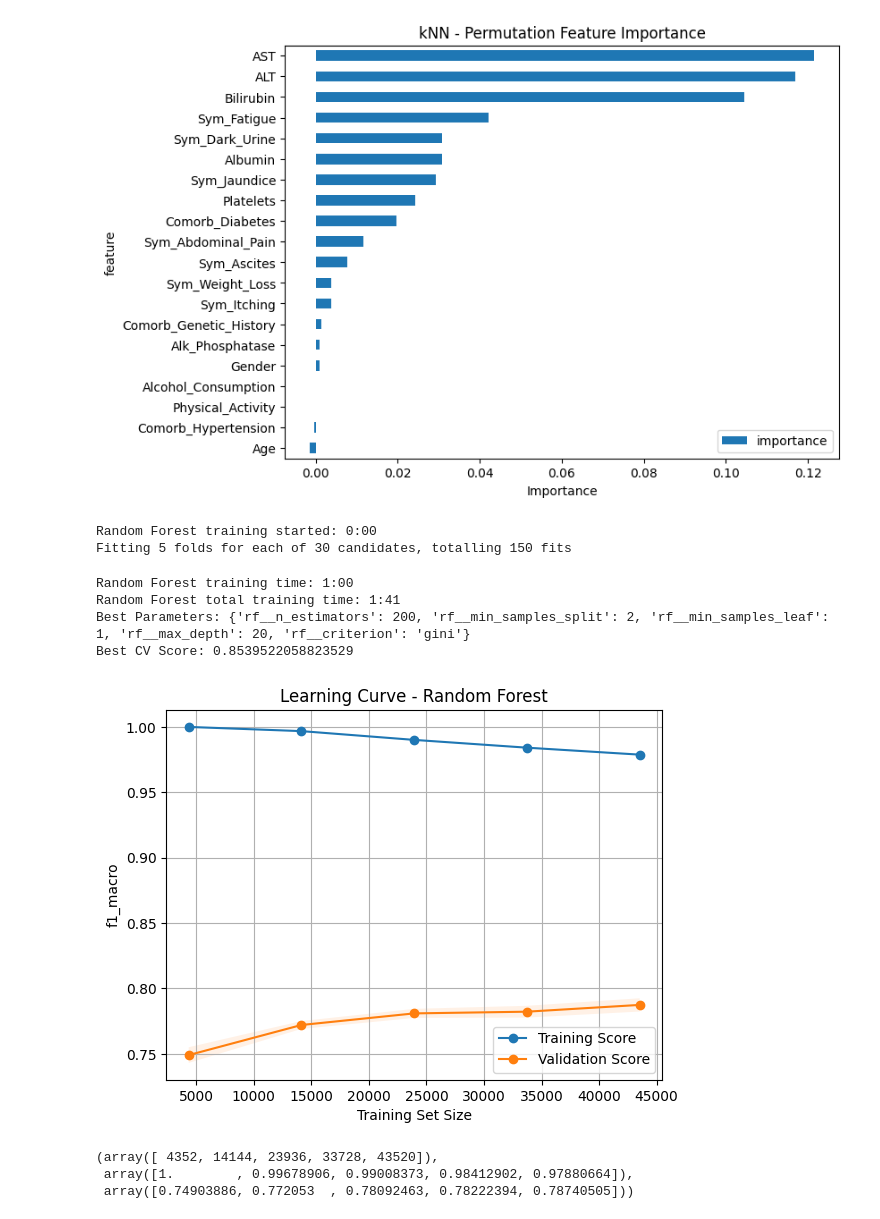
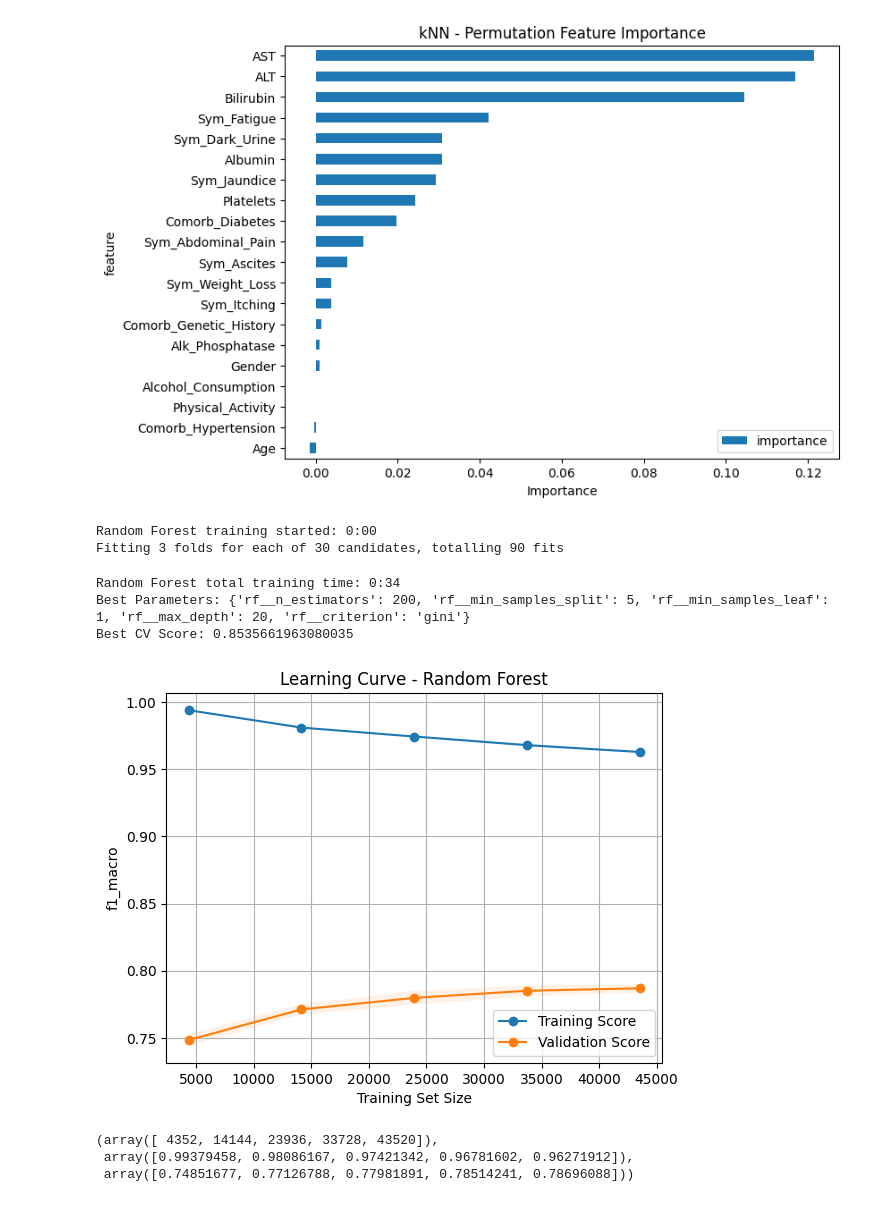
Before and after one commit to saketh242/DS675-MiniProject-Saketh-Travis-Krishna, a Jupyter notebook: DS675_MiniProject.ipynb, the cells around one changed output. Saved outputs shown, nothing was run; the diff lists cells and outputs as text; code cells hidden in the pictures.

```diff
--- a/DS675_MiniProject.ipynb
+++ b/DS675_MiniProject.ipynb
@@ -1201,7 +1238,7 @@ ROC-AUC:           0.9341350613168551
 # ])
 
 pipeline_rf = Pipeline([
-    ('prep', preprocessor),   # your existing ColumnTransformer
+    ('prep', preprocessor),
     ('rf', RandomForestClassifier(random_state=RANDOM_STATE))
 ])
 
@@ -1231,48 +1268,47 @@ grid_rf = RandomizedSearchCV(
     pipeline_rf,
     param_distributions=param_grid_rf,
     n_iter=30,
-    cv=cv,
+    cv=3,
     n_jobs=-1,
     verbose=2,
     random_state=RANDOM_STATE
 )
 # -----------------------------
 # Train
 # -----------------------------
 best_search_rf = timed_fit(
     grid_rf,
     X_train,
     y_train,
     model_name="Random Forest",
     update_interval=60
 )
 
 # -----------------------------
 # Results
 # -----------------------------
 print("Best Parameters:", grid_rf.best_params_)
 print("Best CV Score:", grid_rf.best_score_)
 
 best_model_rf = best_search_rf.best_estimator_
 
 # Learning Curve
 plot_learning_curve(
     best_model_rf,
     X_train,
     y_train,
     title="Learning Curve - Random Forest"
 )
 # %% [output]
 Random Forest training started: 0:00
-Fitting 5 folds for each of 30 candidates, totalling 150 fits
+Fitting 3 folds for each of 30 candidates, totalling 90 fits
-Random Forest training time: 1:00
-Random Forest total training time: 1:41
-Best Parameters: {'rf__n_estimators': 200, 'rf__min_samples_split': 2, 'rf__min_samples_leaf': 1, 'rf__max_depth': 20, 'rf__criterion': 'gini'}
-Best CV Score: 0.8539522058823529
+Random Forest total training time: 0:34
+Best Parameters: {'rf__n_estimators': 200, 'rf__min_samples_split': 5, 'rf__min_samples_leaf': 1, 'rf__max_depth': 20, 'rf__criterion': 'gini'}
+Best CV Score: 0.8535661963080035
-[figure, old version]
+[figure, new version]
 (array([ 4352, 14144, 23936, 33728, 43520]),
- array([1.        , 0.99678906, 0.99008373, 0.98412902, 0.97880664]),
- array([0.74903886, 0.772053  , 0.78092463, 0.78222394, 0.78740505]))
+ array([0.99379458, 0.98086167, 0.97421342, 0.96781602, 0.96271912]),
+ array([0.74851677, 0.77126788, 0.77981891, 0.78514241, 0.78696088]))
 # %%
 # Random Forest - Analysis
 
```
Also changed, not shown: parts of 16 cells of this notebook.
